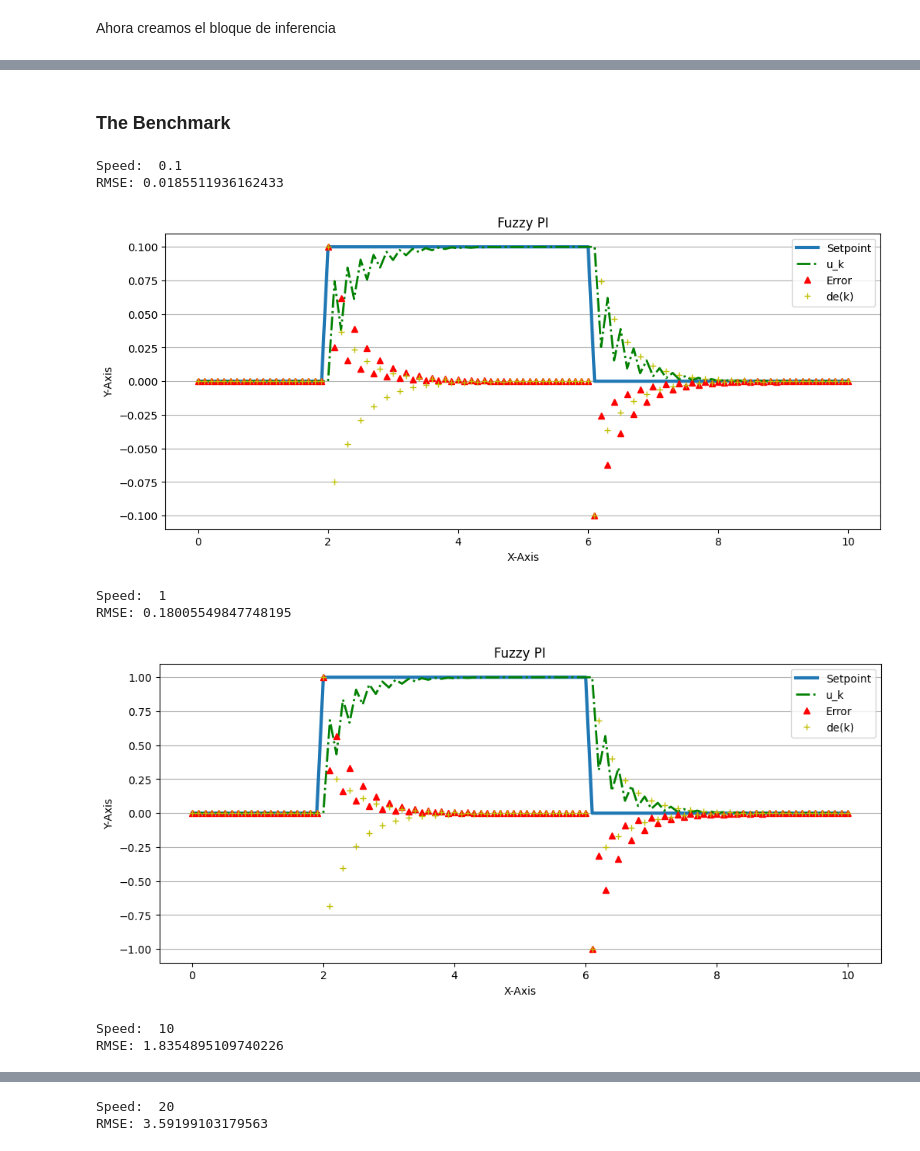
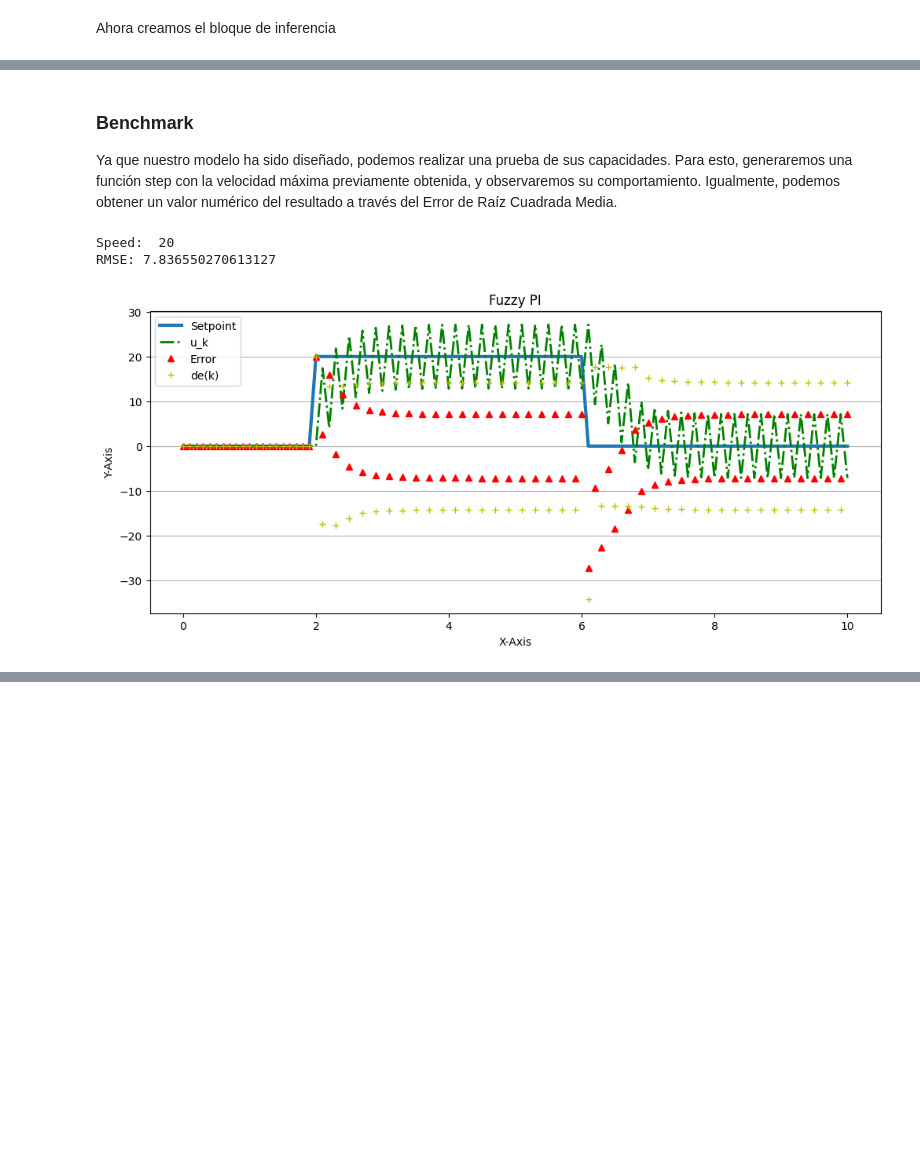
Before and after one commit to Esteb37/fuzzy-control, a Jupyter notebook: FuzzyPI.ipynb, the cells around one changed output, grey strips where cells are left out. Cells and saved outputs as stored; diff of their text form; code cells hidden in the pictures; blank space fills up the shorter version.

Commit message:
Fuzzy PI

```diff
--- a/FuzzyPI.ipynb
+++ b/FuzzyPI.ipynb
@@ -8,15 +73,8 @@ import skfuzzy as fuzz
 # Define the input and output variables.
 
 max_speed = 20
+max_derivative = 10
 
 error = ctrl.Antecedent(np.arange(-max_speed*2, max_speed*2 + 0.1, 0.1), "error")
-derivative_of_error = ctrl.Antecedent(np.arange(-40, 40.1, 0.1), "derivada_error")
+derivative_of_error = ctrl.Antecedent(np.arange(-max_derivative, max_derivative + 0.1, 0.1), "derivada_error")
 control_signal = ctrl.Consequent(np.arange(-max_speed, max_speed + 0.1, 0.1), "control_signal")
-
-# Auto-membership function population is possible with .automf(3, 5, or 7)
-antcds = ['NB', 'NM', 'NS', 'Z', 'PS', 'PM', 'PB']
-error.automf(7, names=antcds)
-derivative_of_error.automf(7, names=antcds)
-control_signal.automf(7, names=antcds)
-
-control_signal.view()
@@ -78,61 +157,60 @@ control_signal.view(sim=flc)
-# %% [markdown]
-### The Benchmark
+# %% [markdown]
+### Benchmark
+
+Ya que nuestro modelo ha sido diseñado, podemos realizar una prueba de sus capacidades. Para esto, generaremos una función step con la velocidad máxima previamente obtenida, y observaremos su comportamiento. Igualmente, podemos obtener un valor numérico del resultado a través del Error de Raíz Cuadrada Media.
 # %%
 import matplotlib.pyplot as plt
 
 
 def get_RMSE(real_values_list, predicted_value_list):
     return np.sqrt((np.square(np.subtract(real_values_list, predicted_value_list)).mean()))
 
 xs = np.arange(0, 10.1, 0.1)
 
-for speed in [0.1, 1, 10, 20]:
-  # Define the X and Y values
-  stepfx = lambda x: speed if x>=2.0 and x<=6.0 else 0
-  ys = [stepfx(xi) for xi in xs]
+speed = 20
 
-  # accion, error, tasa de cambio del error, error previo
-  u_k, e_k, de_k, prev_e_k = 0.0, 0.0, 0.0, 0.0
-  y_preds, errors, de, du = [], [], [], []
-  for xi in xs:
+def stepfx(x): return speed if x >= 2.0 and x <= 6.0 else 0
+
+
+ys = [stepfx(xi) for xi in xs]
+
+# accion, error, tasa de cambio del error, error previo
+u_k, e_k, de_k, prev_e_k = 0.0, 0.0, 0.0, 0.0
+y_preds, errors, de, du = [], [], [], []
+for xi in xs:
     ref = stepfx(xi)  # reference
     flc.inputs({'error': e_k, 'derivada_error': de_k})
     flc.compute()
     # Retrieve the output of the FLC component
     du_k = flc.output['control_signal']
     u_k = u_k + du_k  # take the feedback into account for new output
     e_k = ref - u_k  # current error
     de_k = e_k - prev_e_k  # rate of change of error
     prev_e_k = e_k  # update previous e_k
 
     y_preds.append(u_k)
     errors.append(e_k)
     de.append(de_k)
     du.append(du_k)
 
-  rmse = get_RMSE(ys, y_preds)
-  print("Speed: ", speed)
-  print('RMSE:', rmse)
+rmse = get_RMSE(ys, y_preds)
+print("Speed: ", speed)
+print('RMSE:', rmse)
 
-  plt.figure(figsize=(12, 5))
-  plt.gca().yaxis.grid(True)
-  plt.plot(xs, ys, linewidth=3, label='Setpoint')
-  plt.plot(xs, y_preds, 'g-.', linewidth=2, label='u_k')  # Fuzzy PI
-  plt.plot(xs, errors, 'r^', label='Error')
-  plt.plot(xs, de, 'y+', label='de(k)')
+plt.figure(figsize=(12, 5))
+plt.gca().yaxis.grid(True)
+plt.plot(xs, ys, linewidth=3, label='Setpoint')
+plt.plot(xs, y_preds, 'g-.', linewidth=2, label='u_k')  # Fuzzy PI
+plt.plot(xs, errors, 'r^', label='Error')
+plt.plot(xs, de, 'y+', label='de(k)')
 
-  plt.title("Fuzzy PI")
-  plt.xlabel("X-Axis")
-  plt.ylabel("Y-Axis")
-  plt.legend()
-  # Show the plot
-  plt.show()
+plt.title("Fuzzy PI")
+plt.xlabel("X-Axis")
+plt.ylabel("Y-Axis")
+plt.legend()
+# Show the plot
+plt.show()
 # %% [output]
-Speed:  0.1
-RMSE: 0.0185511936162433
+Speed:  20
+RMSE: 7.836550270613127
-[figure, old version]
+[figure, new version]
-Speed:  1
-RMSE: 0.18005549847748195
-[figure, removed]
-Speed:  10
-RMSE: 1.8354895109740226
@@ -140,2 +216,0 @@ RMSE: 1.8354895109740226
-Speed:  20
-RMSE: 3.59199103179563
```
Also changed, not shown: parts of 19 cells of this notebook, 7 other files.
